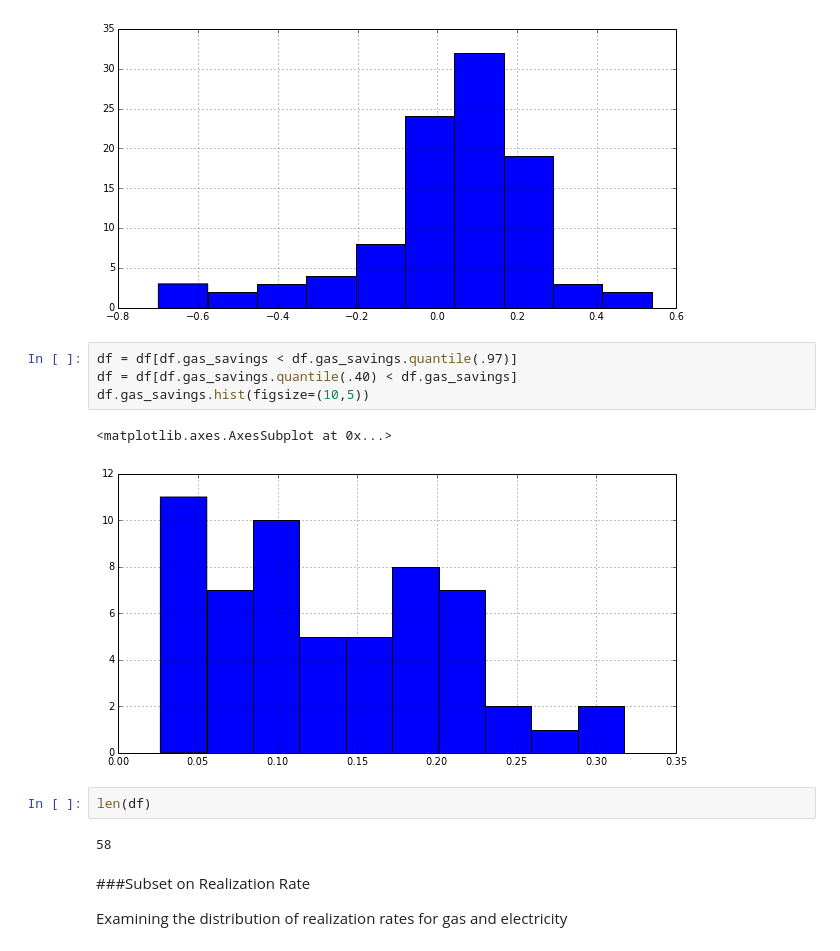
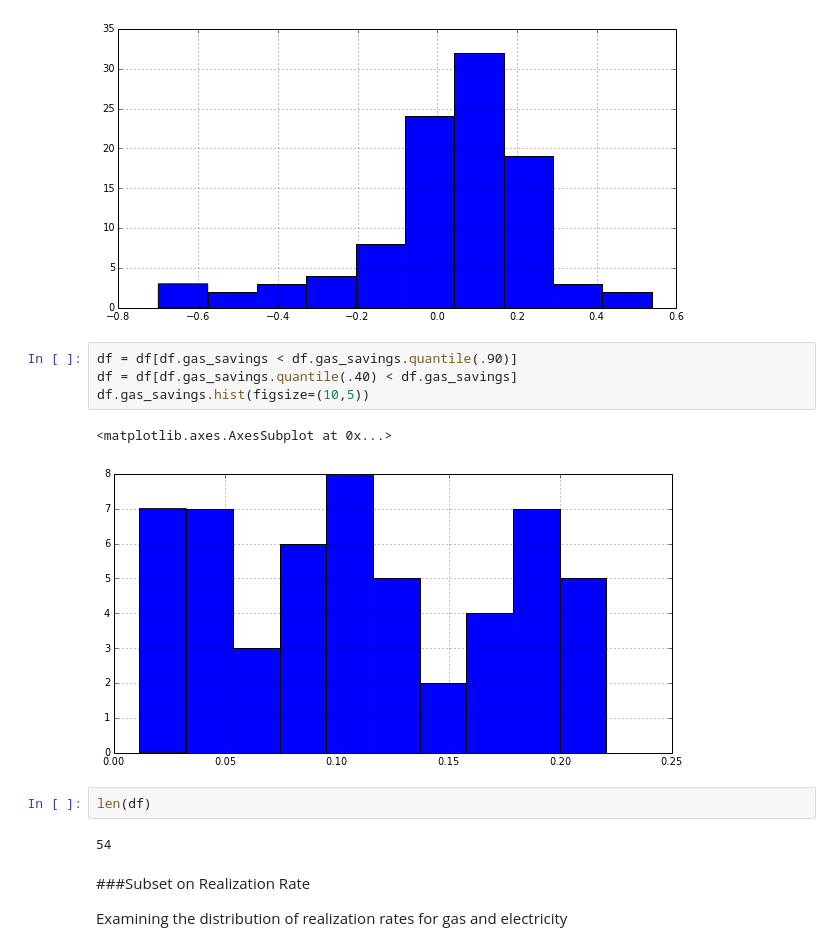
Before and after one commit to impactlab/CalTest, a Jupyter notebook: src/notebooks/CalTestHomeSelectionSCEGas.ipynb, the cells around one changed output. Cells and saved outputs as stored; diff of their text form.

```diff
--- a/src/notebooks/CalTestHomeSelectionSCEGas.ipynb
+++ b/src/notebooks/CalTestHomeSelectionSCEGas.ipynb
@@ -259,16 +259,16 @@ len(df)
 100
 [figure]
 # %%
-df = df[df.gas_savings < df.gas_savings.quantile(.97)]
+df = df[df.gas_savings < df.gas_savings.quantile(.90)]
 df = df[df.gas_savings.quantile(.40) < df.gas_savings]
 df.gas_savings.hist(figsize=(10,5))
 # %% [output]
 <matplotlib.axes.AxesSubplot at 0x...>
-[figure, old version]
+[figure, new version]
 # %%
 len(df)
 # %% [output]
-58
+54
 # %% [markdown]
 ###Subset on Realization Rate
 
```
Also changed, not shown: parts of 10 cells of this notebook, 15 other files.
